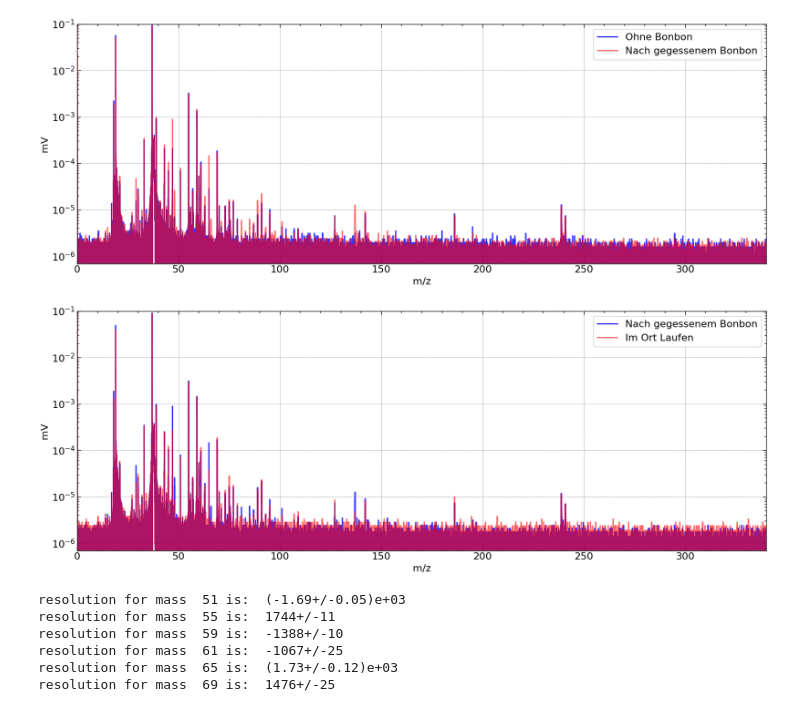
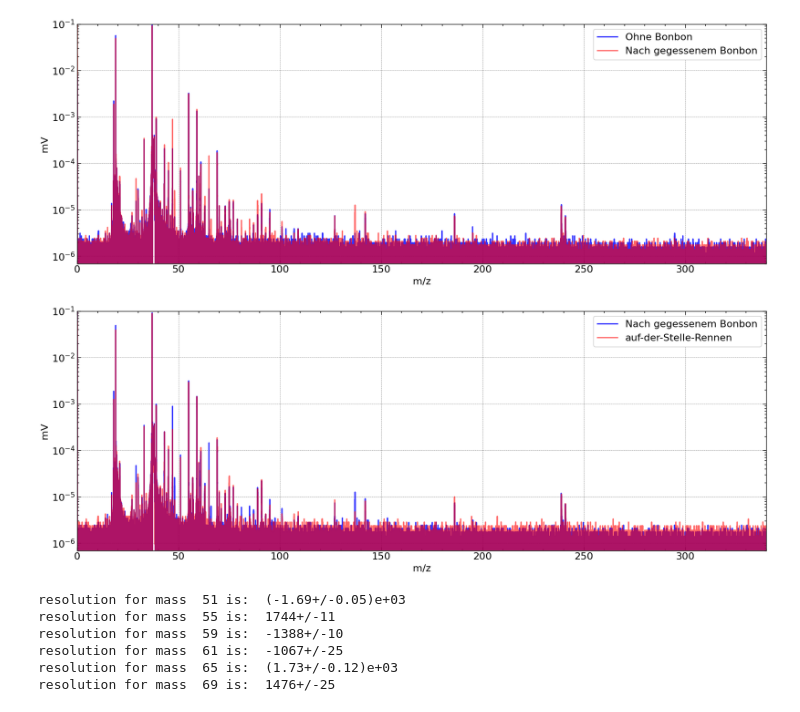
Before and after one commit to KemalOenen/advanced_labcourse, a Jupyter notebook: I002/data_analysis.ipynb, the cells around one changed output. Cells and saved outputs as stored; diff of their text form; code cells hidden in the pictures.

```diff
--- a/I002/data_analysis.ipynb
+++ b/I002/data_analysis.ipynb
@@ -595,17 +600,18 @@ plt.show()
 # %%
 df_running=pd.read_csv("fourth_exercise_running.csv")
 plt.rcParams["figure.figsize"] = (20,7)
 plt.plot(df_candy["mass"], df_candy["Combined"], color="blue", alpha=0.8, label="Nach gegessenem Bonbon")
-plt.plot(df_running["mass"], df_running["Combined"], color="red", alpha=0.6, label="Im Ort Laufen")
+plt.plot(df_running["mass"], df_running["Combined"], color="red", alpha=0.6, label="auf-der-Stelle-Rennen")
 plt.yscale("log")
 plt.ylim(7e-7, 1e-1)
 plt.xlim(0, 340)
 plt.xlabel("m/z")
 plt.ylabel("mV")
 plt.legend()
+plt.savefig(".\plots\A4_Rennen.png", dpi=500)
 plt.show()
 # %% [output]
-[figure, old version]
+[figure, new version]
 # %%
 #this part requires redifining the functions from before
 def get_mass(m, delta, df):
```
Also changed, not shown: parts of 7 cells of this notebook, 11 other files.
